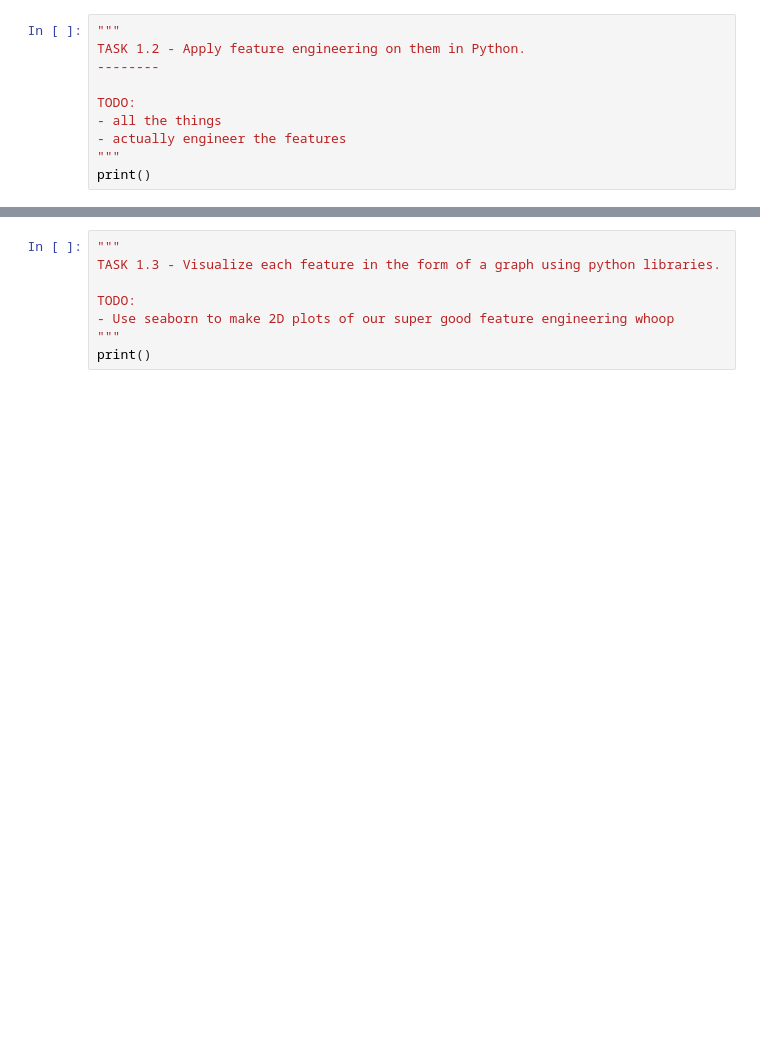
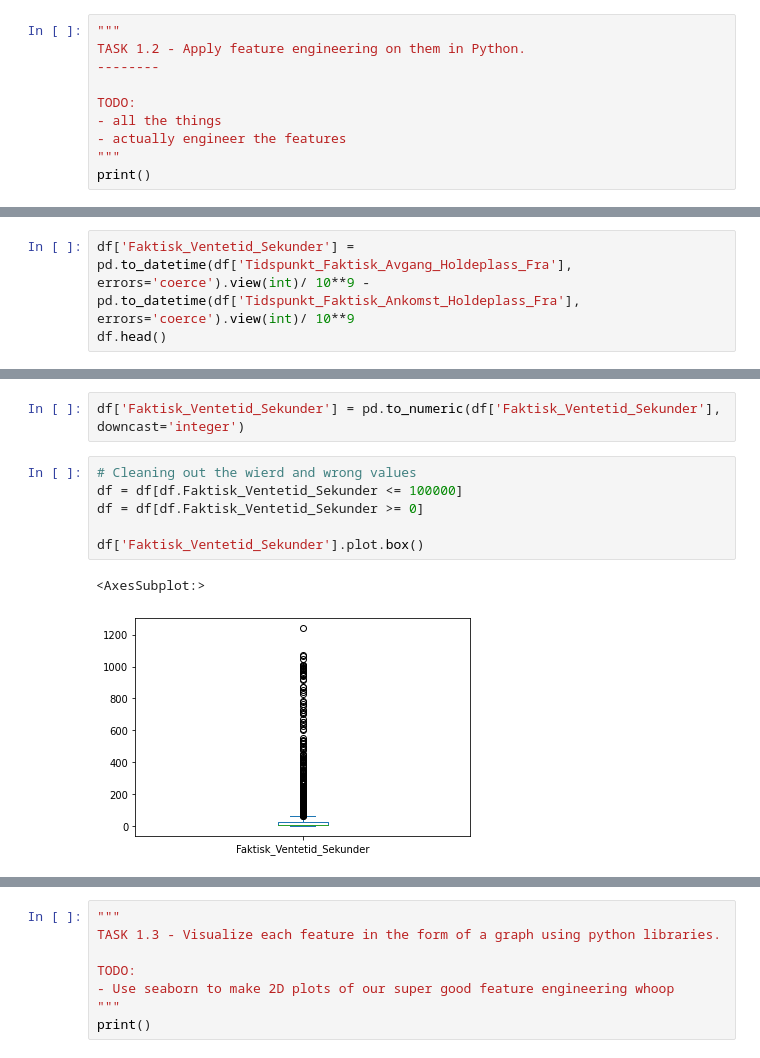
Before and after one commit to ulsin/ai-oblig-1, a Jupyter notebook: oblig1notebook.ipynb, the cells around one changed output, grey strips where cells are left out. Cells and saved outputs as stored; diff of their text form; blank space fills up the shorter version.

```diff
--- a/oblig1notebook.ipynb
+++ b/oblig1notebook.ipynb
@@ -57,0 +124,3 @@ print()
+# %%
+df['Faktisk_Ventetid_Sekunder'] = pd.to_datetime(df['Tidspunkt_Faktisk_Avgang_Holdeplass_Fra'], errors='coerce').view(int)/ 10**9 - pd.to_datetime(df['Tidspunkt_Faktisk_Ankomst_Holdeplass_Fra'], errors='coerce').view(int)/ 10**9
+df.head()
@@ -57,0 +134,11 @@ print()
+# %%
+df['Faktisk_Ventetid_Sekunder'] = pd.to_numeric(df['Faktisk_Ventetid_Sekunder'], downcast='integer')
+# %%
+# Cleaning out the wierd and wrong values
+df = df[df.Faktisk_Ventetid_Sekunder <= 100000]
+df = df[df.Faktisk_Ventetid_Sekunder >= 0]
+
+df['Faktisk_Ventetid_Sekunder'].plot.box()
+# %% [output]
+<AxesSubplot:>
+[figure, added]
```
Also changed, not shown: parts of 15 cells of this notebook, 1 other file.
